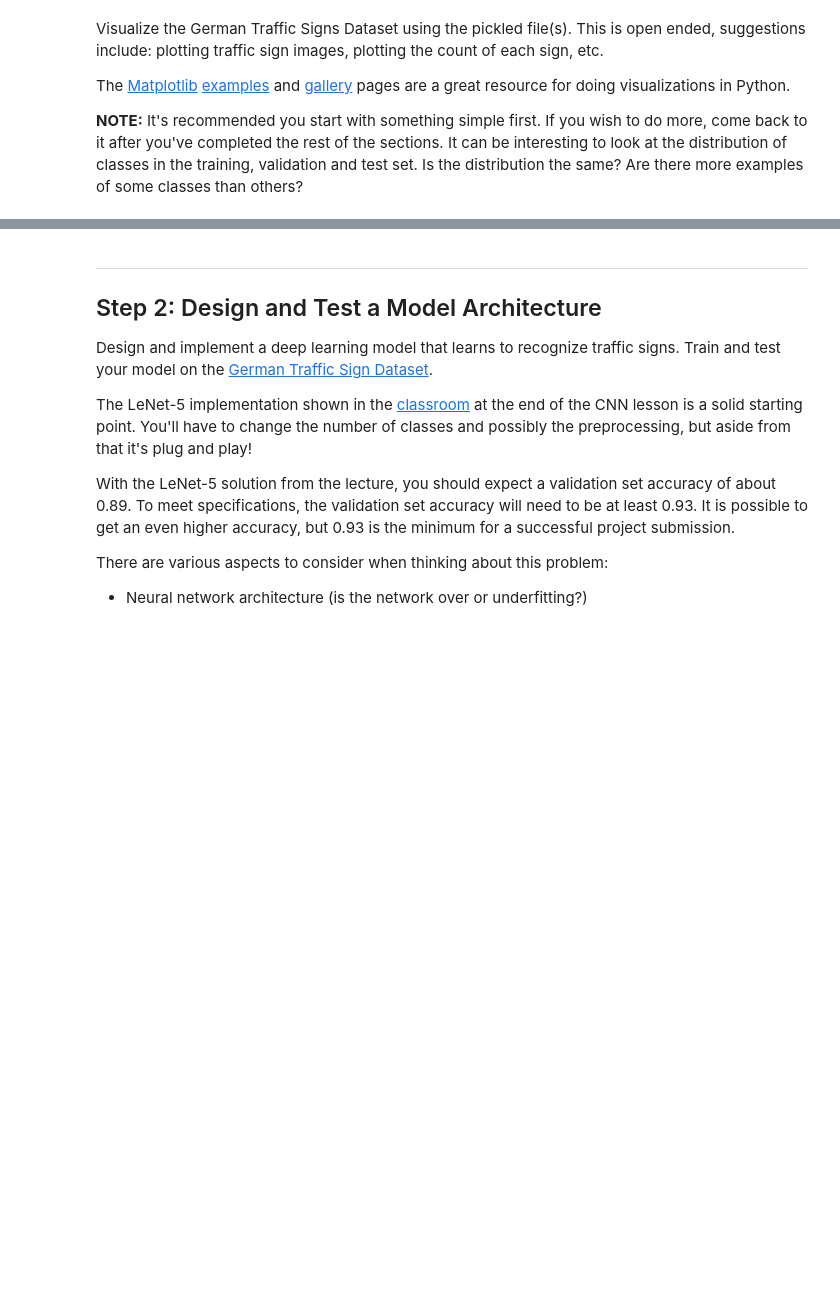
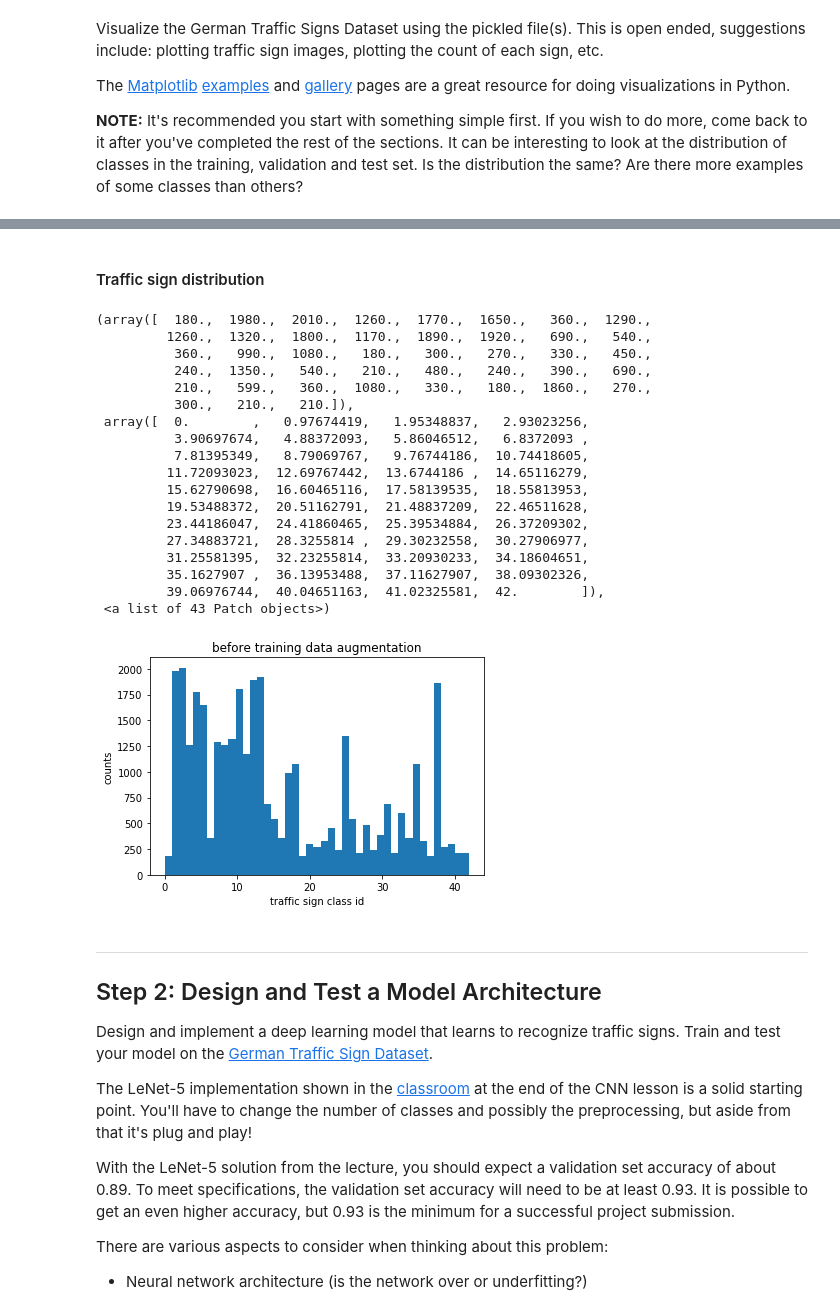
Before and after one commit to urs-waldmann/CarND-Traffic-Sign-Classifier-Project, a Jupyter notebook: Traffic_Sign_Classifier.ipynb, the cells around one changed output, grey strips where cells are left out. Saved outputs shown, nothing was run; the diff lists cells and outputs as text; code cells hidden in the pictures; blank space fills up the shorter version.

```diff
--- a/Traffic_Sign_Classifier.ipynb
+++ b/Traffic_Sign_Classifier.ipynb
@@ -119,3 +140,31 @@ print(y_train[index])
+# %% [markdown]
+#### Traffic sign distribution
+# %%
+# Plot histogram of traffic sign type distribution in original training data.
+plt.title('before training data augmentation')
+plt.xlabel('traffic sign class id')
+plt.ylabel('counts')
+plt.hist(y_train, bins = 43)
+# %% [output]
+(array([  180.,  1980.,  2010.,  1260.,  1770.,  1650.,   360.,  1290.,
+         1260.,  1320.,  1800.,  1170.,  1890.,  1920.,   690.,   540.,
+          360.,   990.,  1080.,   180.,   300.,   270.,   330.,   450.,
+          240.,  1350.,   540.,   210.,   480.,   240.,   390.,   690.,
+          210.,   599.,   360.,  1080.,   330.,   180.,  1860.,   270.,
+          300.,   210.,   210.]),
+ array([  0.        ,   0.97674419,   1.95348837,   2.93023256,
+          3.90697674,   4.88372093,   5.86046512,   6.8372093 ,
+          7.81395349,   8.79069767,   9.76744186,  10.74418605,
+         11.72093023,  12.69767442,  13.6744186 ,  14.65116279,
+         15.62790698,  16.60465116,  17.58139535,  18.55813953,
+         19.53488372,  20.51162791,  21.48837209,  22.46511628,
+         23.44186047,  24.41860465,  25.39534884,  26.37209302,
+         27.34883721,  28.3255814 ,  29.30232558,  30.27906977,
+         31.25581395,  32.23255814,  33.20930233,  34.18604651,
+         35.1627907 ,  36.13953488,  37.11627907,  38.09302326,
+         39.06976744,  40.04651163,  41.02325581,  42.        ]),
+ <a list of 43 Patch objects>)
+[figure, added]
 # %% [markdown]
 ----
 
```
Also changed, not shown: parts of 38 cells of this notebook.
